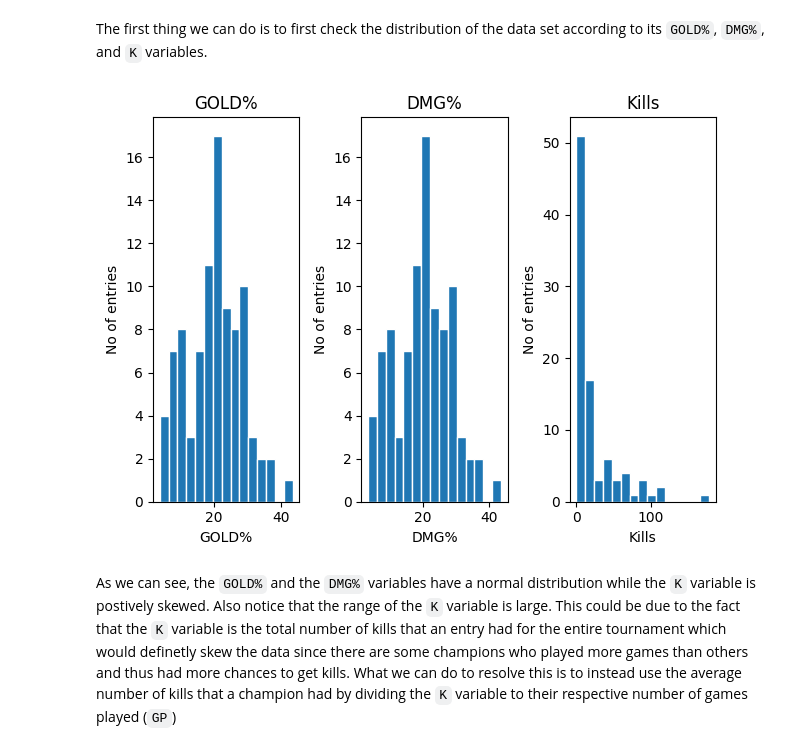
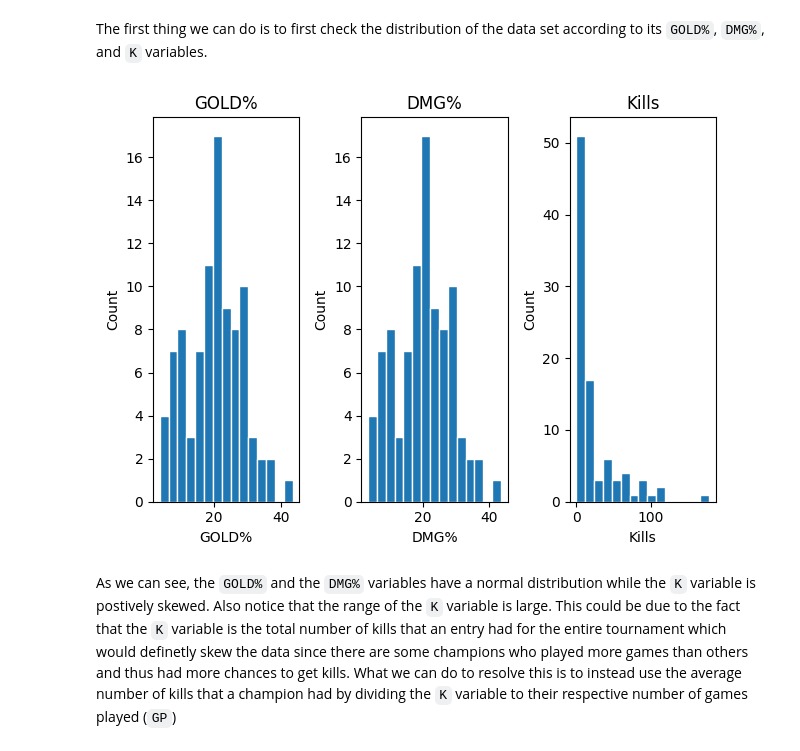
Before and after one commit to Joseph-Ano/League-of-Legends-dataset-visualization, a Jupyter notebook: S13 MCO1 Group8.ipynb, the cells around one changed output. Cells and saved outputs as stored; diff of their text form; code cells hidden in the pictures.

```diff
--- a/S13 MCO1 Group8.ipynb
+++ b/S13 MCO1 Group8.ipynb
@@ -207,29 +207,29 @@ The first thing we can do is to first check the distribution of the data set acc
 # %%
 gold_df = lol_df.loc[:, 'DMG%']
 dmg_df = lol_df.loc[:, 'DMG%']
 k_df = lol_df.loc[:, 'K']
 
 plt.subplot(1,3,1)
 plt.hist(gold_df, edgecolor='w', bins=15)
 plt.xlabel("GOLD%")
-plt.ylabel("No of entries")
+plt.ylabel("Count")
 plt.title('GOLD%')
 
 plt.subplot(1,3,2)
 plt.hist(dmg_df, edgecolor='w', bins=15)
 plt.xlabel("DMG%")
-plt.ylabel("No of entries")
+plt.ylabel("Count")
 plt.title('DMG%')
 
 plt.subplot(1,3,3)
 plt.hist(k_df, edgecolor='w', bins=15)
 plt.xlabel("Kills")
-plt.ylabel("No of entries")
+plt.ylabel("Count")
 plt.title('Kills')
 
 plt.tight_layout()
 # %% [output]
-[figure, old version]
+[figure, new version]
 # %% [markdown]
 As we can see, the `GOLD%` and the `DMG%` variables have a normal distribution while the `K` variable is postively skewed. Also notice that the range of the `K` variable is large. This could be due to the fact that the `K` variable is the total number of kills that an entry had for the entire tournament which would definetly skew the data since there are some champions who played more games than others and thus had more chances to get kills. What we can do to resolve this is to instead use the average number of kills that a champion had by dividing the `K` variable to their respective number of games played (`GP`)
 # %%
```
Also changed, not shown: parts of 5 cells of this notebook.
